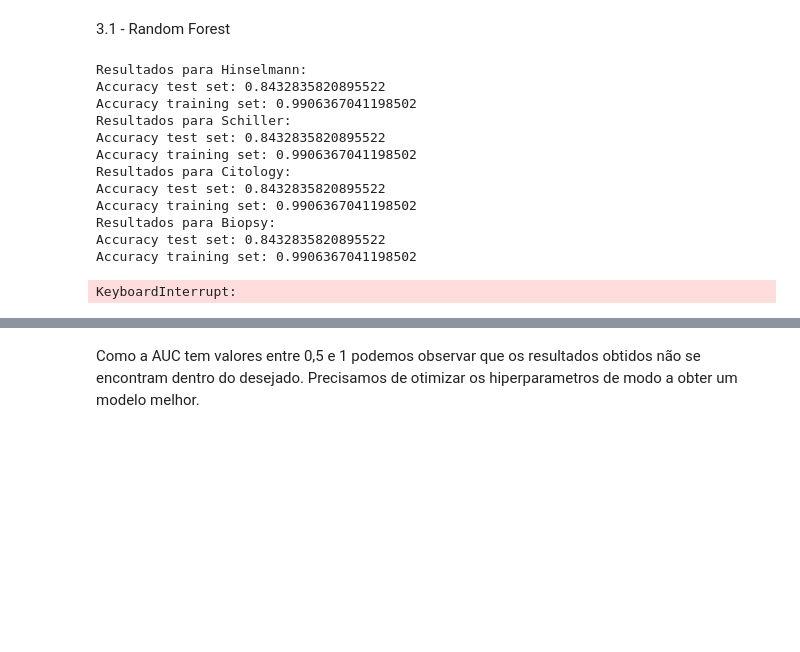
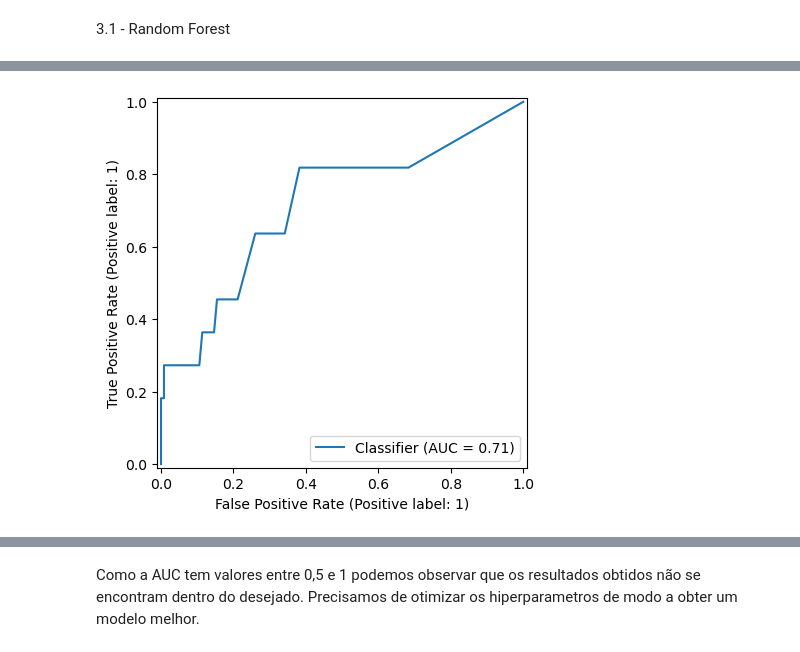
Before and after one commit to PedroC12804/Projeto-AAEB, a Jupyter notebook: Projeto .ipynb, the cells around one changed output, grey strips where cells are left out. Drawn from its saved outputs; the diff is of its cells as text; code cells hidden in the pictures; blank space fills up the shorter version.

```diff
--- a/Projeto .ipynb
+++ b/Projeto .ipynb
@@ -233,7 +236,7 @@ def train_and_evaluate_multi_target( model: Tuple[str, any], X_train: np.ndarray
     metrics_list = []
 
     # Iterate over each target variable (column in Y_train and Y_test)
-    for i in range(Y_train.shape[1]):
+    for i in  tqdm(range(Y_train.shape[1])):
         y_train = Y_train.iloc[:, i]  # Seleciona a coluna i do DataFrame
         y_test = Y_test.iloc[:, i]    # Seleciona a coluna i do DataFrame
         target_name = Y_train.columns[i]
@@ -249,7 +252,7 @@ def train_and_evaluate_multi_target( model: Tuple[str, any], X_train: np.ndarray
         y_train_pred = model_instance.predict(X_train)
 
         if model_name == 'SVC':
-            y_scores = model.decision_function(X_test)
+            y_scores = model_instance.decision_function(X_test)
         else:
             y_test_pred_proba = model_instance.predict_proba(X_test)
             y_scores = y_test_pred_proba[:, 1]
@@ -283,61 +403,18 @@ Y = df_cervical_cancer.loc[:,['Hinselmann', 'Schiller', 'Citology', 'Biopsy']]
 X = df_cervical_cancer.drop(['Hinselmann', 'Schiller', 'Citology', 'Biopsy'],axis=1)
 # %% [markdown]
 3.1 - Random Forest
-# %%
-##Ajustar isto tendo em conta a função definida!!!!
-#Dividir os dados em conjunto de treino e conjunto de teste
-
-X_train, X_test, Y_train, Y_test = train_test_split(X, Y, test_size=0.2, random_state=42)
-
-#Treinar os modelos
-from sklearn.ensemble import RandomForestClassifier
-models = []
-for target in ['Hinselmann', 'Schiller', 'Citology', 'Biopsy']:
-    model = RandomForestClassifier(n_estimators=100, random_state=42, class_weight='balanced')
-    model.fit(X_train, Y_train)
-    models.append(model)
-
-#Previsões
-predictions = {}
-y_pred_test = model.predict(X_test)
-y_pred_train = model.predict(X_train)
-for i, target in enumerate(['Hinselmann', 'Schiller', 'Citology', 'Biopsy']):
-    predictions[target] = models[i].predict(X_test)
-
-#Avaliação
-from sklearn.metrics import accuracy_score, roc_auc_score
-acc_train = accuracy_score(Y_train, y_pred_train)
-acc_test = accuracy_score(Y_test, y_pred_test)
-for target in ['Hinselmann', 'Schiller', 'Citology', 'Biopsy']:
-    print(f"Resultados para {target}:")
-    print('Accuracy test set:', acc_test)
-    print('Accuracy training set:', acc_train)
-# %% [output]
-Resultados para Hinselmann:
-Accuracy test set: 0.8432835820895522
-Accuracy training set: 0.9906367041198502
-Resultados para Schiller:
-Accuracy test set: 0.8432835820895522
-Accuracy training set: 0.9906367041198502
-Resultados para Citology:
-Accuracy test set: 0.8432835820895522
-Accuracy training set: 0.9906367041198502
-Resultados para Biopsy:
-Accuracy test set: 0.8432835820895522
-Accuracy training set: 0.9906367041198502
 # %%
 from sklearn.ensemble import RandomForestClassifier
 from tabulate import tabulate
 
-model = ('Random Forest', RandomForestClassifier())
+random_forest = ('Random Forest', RandomForestClassifier(random_state=42, class_weight='balanced'))
 
 #Dividir os dados em conjunto de treino e conjunto de teste
-X_train, X_test, Y_train, Y_test = train_test_split(X, Y, test_size=0.2, random_state=42)
+X_train, X_test, y_train, y_test = train_test_split(X, Y, test_size=0.2, random_state=42)
 
 # Treinar e avaliar
-model_metrics = train_and_evaluate_multi_target(model, X_train, Y_train, X_test, Y_test)
+model_metrics = train_and_evaluate_multi_target(random_forest, X_train, y_train, X_test, y_test)
 
 # Mostrar o DataFrame com formatação tabular
 model_metrics.head()
 # %% [output]
-KeyboardInterrupt:
@@ -343,0 +427 @@ KeyboardInterrupt:
+[figure, added]
```
Also changed, not shown: parts of 11 cells of this notebook.
